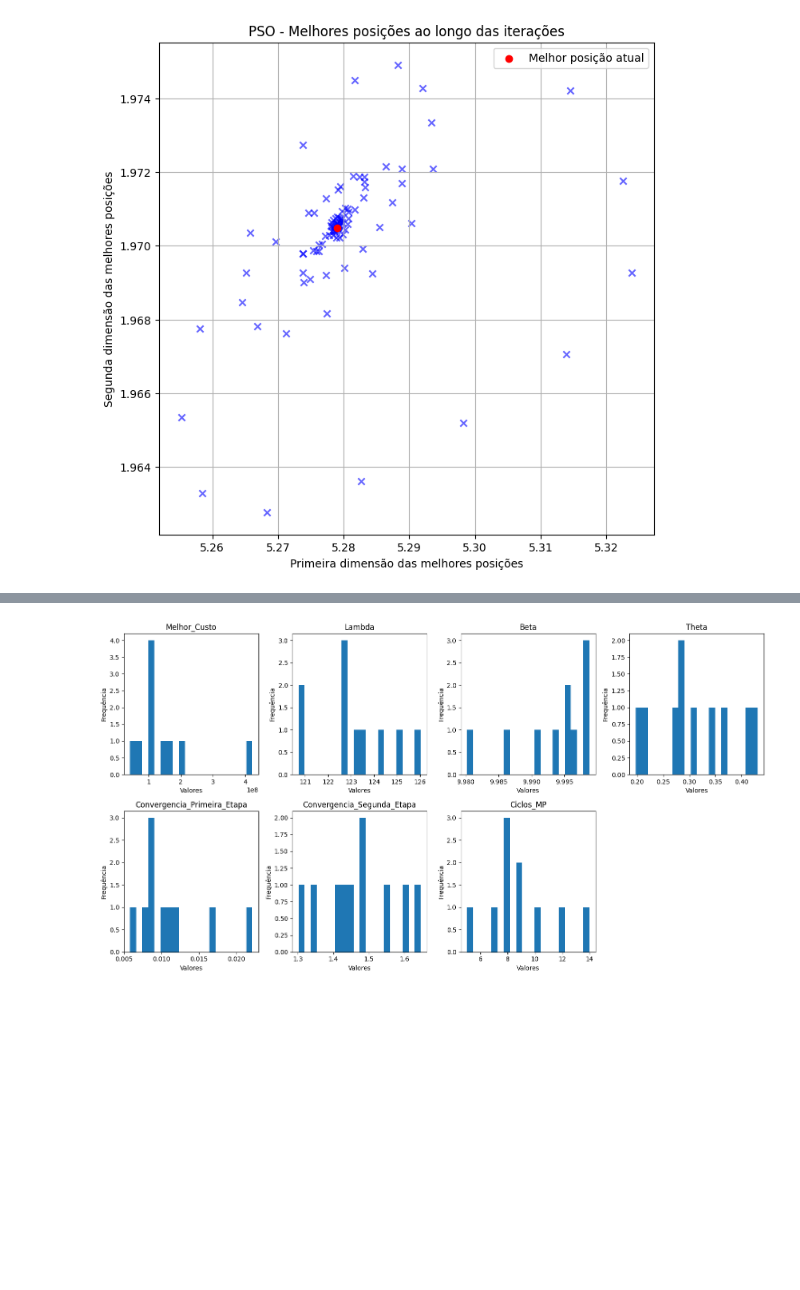
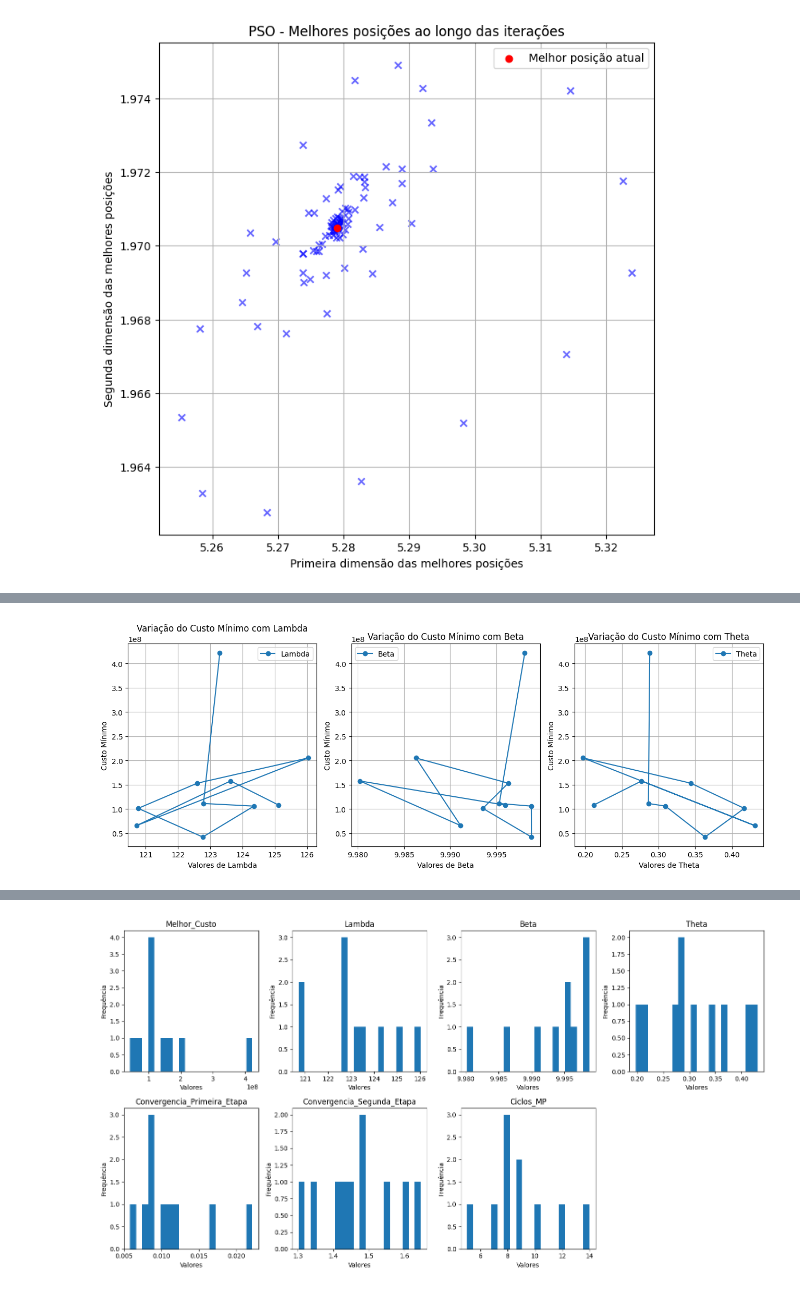
Before and after one commit to uervitonsantos/Otimizacao-Politicaca-Manutencao-Preventiva-Imperfeita, a Jupyter notebook: Algoritmo_PSO_para_otimização_de_custo_de_manutenção_preventiva_v11.ipynb, the cells around one changed output, grey strips where cells are left out. Saved outputs shown, nothing was run; the diff lists cells and outputs as text; code cells hidden in the pictures; blank space fills up the shorter version.

```diff
--- a/Algoritmo_PSO_para_otimização_de_custo_de_manutenção_preventiva_v11.ipynb
+++ b/Algoritmo_PSO_para_otimização_de_custo_de_manutenção_preventiva_v11.ipynb
@@ -763,2 +818,36 @@ colunas = ['Melhor_Custo', 'Lambda', 'Beta', 'Theta', 'Convergencia_Primeira_Eta
+# %%
+# Crie uma figura com três subgráficos lado a lado
+fig, axs = plt.subplots(1, 3, figsize=(13, 5))
+
+# Gráfico para Lambda
+axs[0].plot(resultado['Lambda'], resultado['Melhor_Custo'], marker='o', label='Lambda')
+axs[0].set_xlabel('Valores de Lambda')
+axs[0].set_ylabel('Custo Mínimo')
+axs[0].set_title('Variação do Custo Mínimo com Lambda')
+axs[0].grid(True)
+axs[0].legend()
+
+# Gráfico para Beta
+axs[1].plot(resultado['Beta'], resultado['Melhor_Custo'], marker='o', label='Beta')
+axs[1].set_xlabel('Valores de Beta')
+axs[1].set_ylabel('Custo Mínimo')
+axs[1].set_title('Variação do Custo Mínimo com Beta')
+axs[1].grid(True)
+axs[1].legend()
+
+# Gráfico para Theta
+axs[2].plot(resultado['Theta'], resultado['Melhor_Custo'], marker='o', label='Theta')
+axs[2].set_xlabel('Valores de Theta')
+axs[2].set_ylabel('Custo Mínimo')
+axs[2].set_title('Variação do Custo Mínimo com Theta')
+axs[2].grid(True)
+axs[2].legend()
+
+# Ajuste os espaçamentos entre subgráficos
+plt.tight_layout()
+
+plt.show()
+# %% [output]
+[figure, added]
 # %%
 # Tamanho da figura
```
Also changed, not shown: parts of 9 cells of this notebook.
